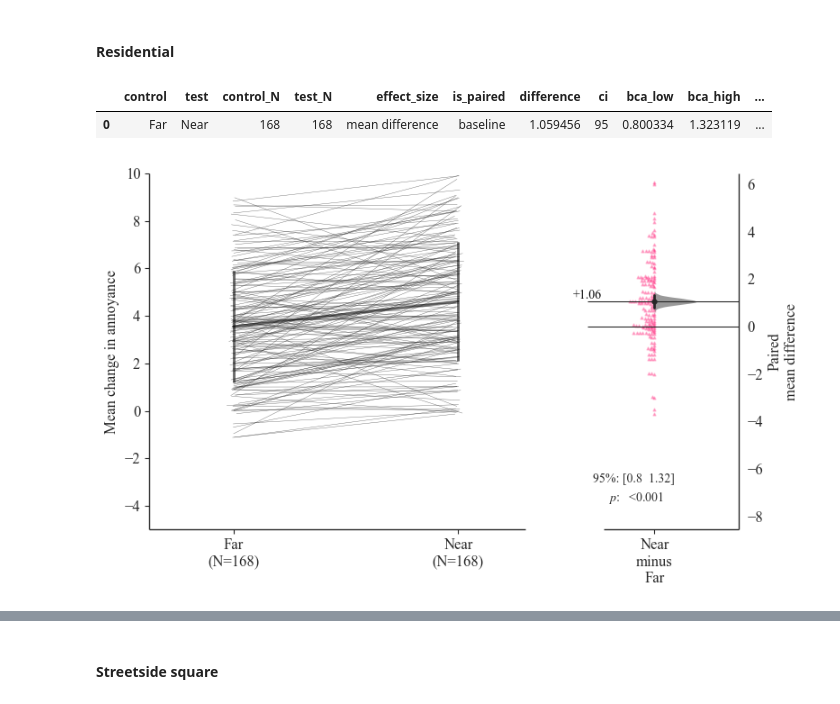
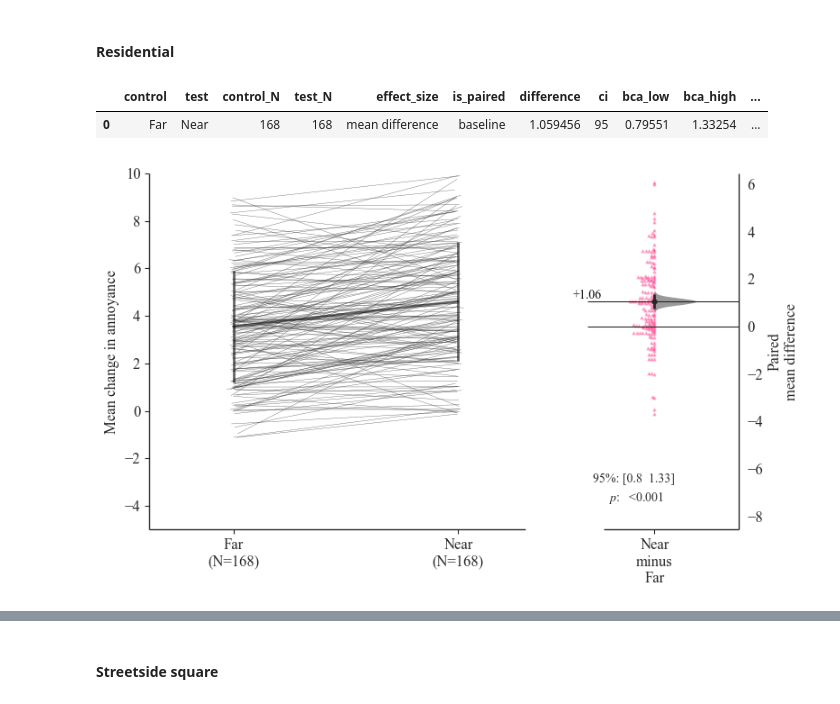
Before and after one commit to acoustics-code-salford/refmap-psychoacoustics, a Jupyter notebook: src/refmap_psychoacoustics/notebooks/refmap_listest2_analysis_dabest.ipynb, the cells around one changed output, grey strips where cells are left out. Cells and saved outputs as stored; diff of their text form; code cells hidden in the pictures.

```diff
--- a/src/refmap_psychoacoustics/notebooks/refmap_listest2_analysis_dabest.ipynb
+++ b/src/refmap_psychoacoustics/notebooks/refmap_listest2_analysis_dabest.ipynb
@@ -353,4 +487,9 @@ dataloadBL = dabest.load(data=data, idx=("Far", "Near"), x='UASProximity', y='dA
 # %%
+# assign data for processing
+dataloadBL = dabest.load(data=data[data['AmbientEnv'] == "Park"], idx=("Far", "Near"), x='UASProximity', y='dAnnoyance', paired='baseline',
+                         id_col='dummyID', resamples=5000, random_seed=303,
+                         ps_adjust=True)
+
 # calculate effect sizes and plot
 fig, ax = plt.subplots(figsize=(8, 5))
 dataMD = dataloadBL.mean_diff.plot(contrast_bars=False,
@@ -359,12 +498,9 @@ dataMD = dataloadBL.mean_diff.plot(contrast_bars=False,
                                    contrast_marker_size=3.5,
                                    show_baseline_ec=True,
                                    contrast_kwargs={'alpha': 0.8},
-                                   legend_kwargs={'bbox_to_anchor': [-1.75, 1.3], 'fontsize': 11,
-                                                  'ncol': 4, 'title': r'Ambient env'},
                                    delta_dot_kwargs={'size': 1, 'side': 'left',
                                                      'alpha': 0.25, 'zorder': 1,
                                                      'color': mycolours[1:]},
-                                   contrast_ylim=(-5, 10),
                                    slopegraph_kwargs={'linewidth': 0.25,
                                                       'alpha': 0.8,
                                                       'jitter': 0.05,
@@ -375,8 +511,6 @@ diffs = dataloadBL.mean_diff.statistical_tests[['difference',
                                                 'bca_low',
                                                 'bca_high',
                                                 'pvalue_permutation']].values
-
-axs = dataMD.axes
 
 # label results
 ax.text(x=1.6, y=-3, s="95%: " + str(round_trad(diffs[0, 1:3], digits=2)), fontsize=10)
@@ -408,21 +542,2 @@ dataloadBL.cohens_d.statistical_tests
 # %% [markdown]
 #### Residential
-# %%
-# select subset of data for analysis and sort
-data = dataBySubjTest[(dataBySubjTest['ID'] != 49)
-                       & (dataBySubjTest['UASEvents'] == 1)
-                       & (dataBySubjTest['AmbientEnv'] == "Residential")]
-data = data.loc[:, ['ID', 'StimID', 'AmbientEnv', 'UASOperation', 'UASProximity', 'UASType', 'dAnnoyance']]
-data.sort_values(by=['ID', 'StimID'], inplace=True)
-
-# create dummy pairing ID for each participant to allow for paired analysis
-data['dummyID'] = np.repeat(np.arange(1, len(data['ID'])//len(data['UASProximity'].unique()) + 1, dtype=int),
-                            len(data['UASProximity'].unique()), axis=0)
-
-# remove any dummyID pairs of rows with at least one missing value
-for dummyID in data['dummyID'].unique():
-    if data[data['dummyID'] == dummyID].isnull().any(axis=None):
-        data = data[data['dummyID'] != dummyID]
-
-# remove unused categories from categorical columns
-data['UASProximity'] = data['UASProximity'].cat.remove_unused_categories()
@@ -434,4 +544,9 @@ dataloadBL = dabest.load(data=data, idx=("Far", "Near"), x='UASProximity', y='dA
 # %%
+# assign data for processing
+dataloadBL = dabest.load(data=data[data['AmbientEnv'] == "Residential"], idx=("Far", "Near"), x='UASProximity', y='dAnnoyance', paired='baseline',
+                         id_col='dummyID', resamples=5000, random_seed=303,
+                         ps_adjust=True)
+
 # calculate effect sizes and plot
 fig, ax = plt.subplots(figsize=(8, 5))
 dataMD = dataloadBL.mean_diff.plot(contrast_bars=False,
@@ -440,43 +555,38 @@ dataMD = dataloadBL.mean_diff.plot(contrast_bars=False,
                                    contrast_marker_size=3.5,
                                    show_baseline_ec=True,
                                    contrast_kwargs={'alpha': 0.8},
-                                   legend_kwargs={'bbox_to_anchor': [-1.75, 1.3], 'fontsize': 11,
-                                                  'ncol': 4, 'title': r'Ambient env'},
                                    delta_dot_kwargs={'size': 1, 'side': 'left',
                                                      'alpha': 0.25, 'zorder': 1,
                                                      'color': mycolours[2:]},
-                                   contrast_ylim=(-5, 10),
                                    slopegraph_kwargs={'linewidth': 0.25,
                                                       'alpha': 0.8,
                                                       'jitter': 0.05,
                                                       'color': mycolours[2:]},
                                    ax=ax)
 
 diffs = dataloadBL.mean_diff.statistical_tests[['difference',
                                                 'bca_low',
                                                 'bca_high',
                                                 'pvalue_permutation']].values
-
-axs = dataMD.axes
 
 # label results
 ax.text(x=1.6, y=-3, s="95%: " + str(round_trad(diffs[0, 1:3], digits=2)), fontsize=10)
 ax.text(x=1.67, y=-3.8, s=r"$p$:   " + display_round(diffs[0, 3], digits=3), fontsize=10)
 
 if saveplots:
 
     filename = "ProximityResidentialDabest"
 
     plt.savefig(os.path.join(outFigPath, "svg", filename + ".svg"),
                 format='svg', bbox_inches='tight')
     plt.savefig(os.path.join(outFigPath, "pdf", filename + ".pdf"),
                 format='pdf', bbox_inches='tight')
 
 dataMD;
 dataloadBL.mean_diff.statistical_tests
 # %% [output]
 |  | control | test | control_N | test_N | effect_size | is_paired | difference | ci | bca_low | bca_high | ... |
-| 0 | Far | Near | 168 | 168 | mean difference | baseline | 1.059456 | 95 | 0.800334 | 1.323119 | ... |
+| 0 | Far | Near | 168 | 168 | mean difference | baseline | 1.059456 | 95 | 0.79551 | 1.33254 | ... |
 [figure]
 # %%
 out = pd.concat([out, dataloadBL.mean_diff.statistical_tests])
```
Also changed, not shown: parts of 25 cells of this notebook, 1 other file.
